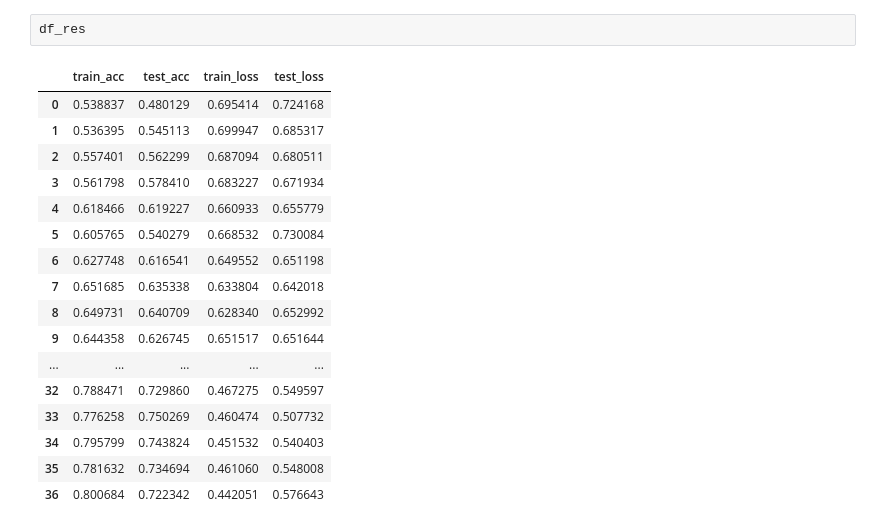
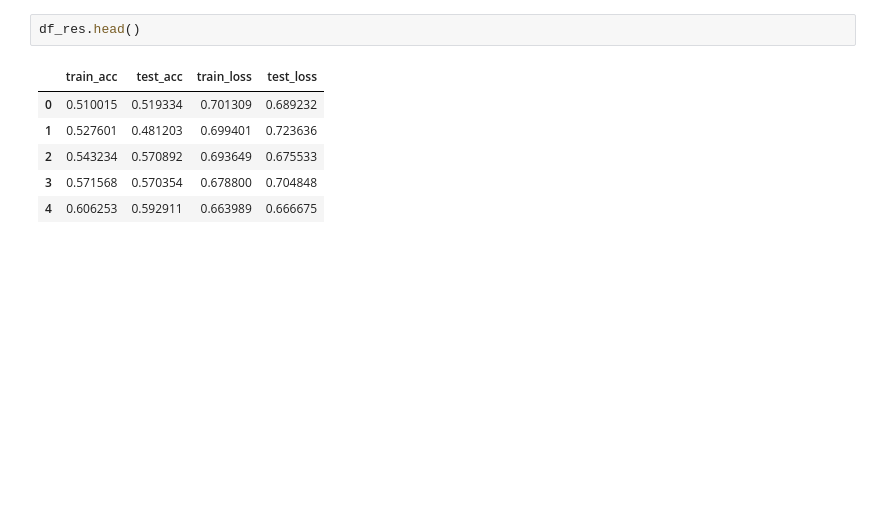
Before and after one commit to koldbrandt/literate-train-tuna, a Jupyter notebook: project11/notebooks/plots.ipynb, the cells around one changed output. Cells and saved outputs as stored; diff of their text form; blank space fills up the shorter version.

```diff
--- a/project11/notebooks/plots.ipynb
+++ b/project11/notebooks/plots.ipynb
@@ -25,20 +22,9 @@ df_res_trans
 # %%
-df_res
+df_res.head()
 # %% [output]
 |  | train_acc | test_acc | train_loss | test_loss |
-| 0 | 0.538837 | 0.480129 | 0.695414 | 0.724168 |
-| 1 | 0.536395 | 0.545113 | 0.699947 | 0.685317 |
-| 2 | 0.557401 | 0.562299 | 0.687094 | 0.680511 |
-| 3 | 0.561798 | 0.578410 | 0.683227 | 0.671934 |
-| 4 | 0.618466 | 0.619227 | 0.660933 | 0.655779 |
-| 5 | 0.605765 | 0.540279 | 0.668532 | 0.730084 |
-| 6 | 0.627748 | 0.616541 | 0.649552 | 0.651198 |
-| 7 | 0.651685 | 0.635338 | 0.633804 | 0.642018 |
-| 8 | 0.649731 | 0.640709 | 0.628340 | 0.652992 |
-| 9 | 0.644358 | 0.626745 | 0.651517 | 0.651644 |
-| ... | ... | ... | ... | ... |
-| 32 | 0.788471 | 0.729860 | 0.467275 | 0.549597 |
-| 33 | 0.776258 | 0.750269 | 0.460474 | 0.507732 |
-| 34 | 0.795799 | 0.743824 | 0.451532 | 0.540403 |
-| 35 | 0.781632 | 0.734694 | 0.461060 | 0.548008 |
-| 36 | 0.800684 | 0.722342 | 0.442051 | 0.576643 |
+| 0 | 0.510015 | 0.519334 | 0.701309 | 0.689232 |
+| 1 | 0.527601 | 0.481203 | 0.699401 | 0.723636 |
+| 2 | 0.543234 | 0.570892 | 0.693649 | 0.675533 |
+| 3 | 0.571568 | 0.570354 | 0.678800 | 0.704848 |
+| 4 | 0.606253 | 0.592911 | 0.663989 | 0.666675 |
```
Also changed, not shown: parts of 7 cells of this notebook, 6 other files.
